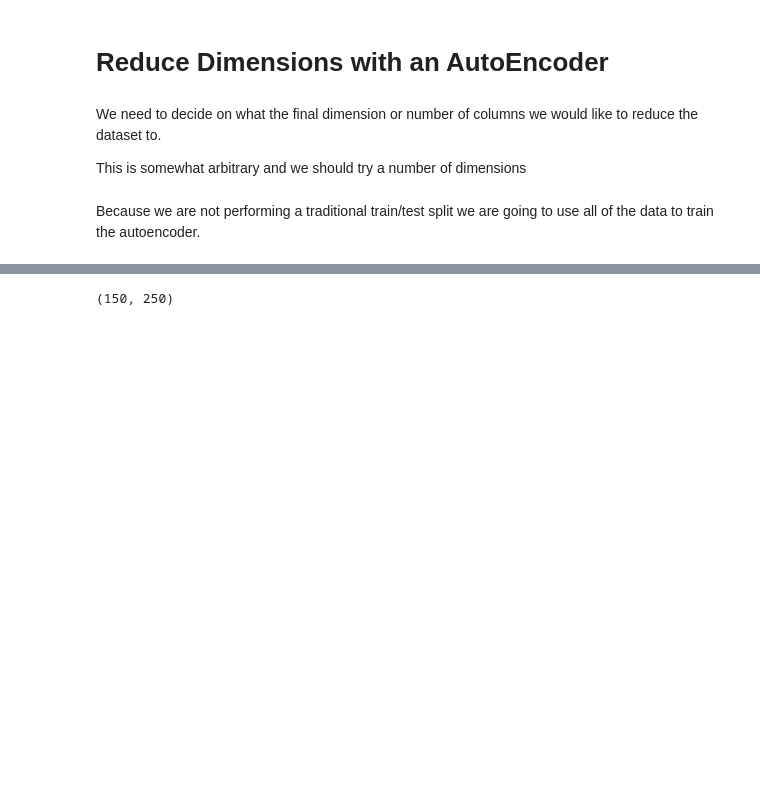
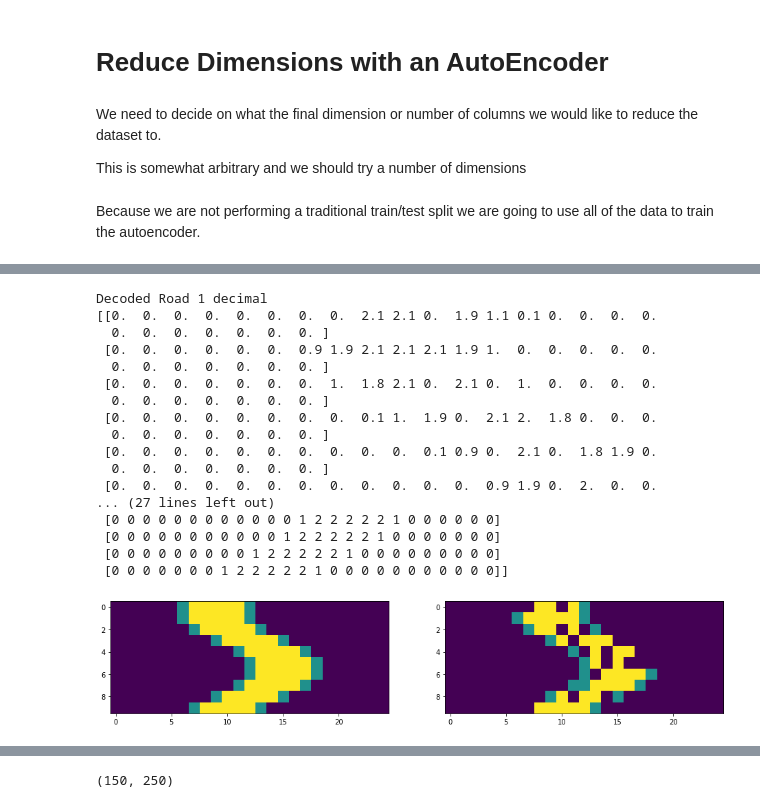
Before and after one commit to youngsoul/autoencoder-driving-data, a Jupyter notebook: OverviewNotebook.ipynb, the cells around one changed output, grey strips where cells are left out. Saved outputs shown, nothing was run; the diff lists cells and outputs as text; code cells hidden in the pictures; blank space fills up the shorter version.

```diff
--- a/OverviewNotebook.ipynb
+++ b/OverviewNotebook.ipynb
@@ -141,0 +149,38 @@ pd.DataFrame(autoencoder.history.history).plot()
+# %%
+def show_autoencoder_results(sample_index):
+    fig = plt.figure(figsize=(16,6))
+    gs = fig.add_gridspec(1, 2)
+    l_ax = fig.add_subplot(gs[0, 0])
+    r_ax = fig.add_subplot(gs[0, 1])
+    l_ax.imshow(X.iloc[sample_index].values.reshape((10,25)) * (255//2))
+    decoded_road = autoencoder.predict(X.iloc[sample_index].values.reshape(1,250))
+    print("Decoded Road 1 decimal")
+    print(decoded_road.reshape((10,25)).round(1))
+    print("Decoded Road rounded int")
+    print(decoded_road.reshape((10,25)).astype(int))
+    print("Original Road")
+    print(X.iloc[sample_index].values.reshape((10,25)))
+
+    r_ax.imshow(decoded_road.reshape((10,25)).round().astype(int) * (255//2))
+    plt.show()
+# %%
+show_autoencoder_results(23)
+# %% [output]
+Decoded Road 1 decimal
+[[0.  0.  0.  0.  0.  0.  0.  0.  2.1 2.1 0.  1.9 1.1 0.1 0.  0.  0.  0.
+  0.  0.  0.  0.  0.  0.  0. ]
+ [0.  0.  0.  0.  0.  0.  0.9 1.9 2.1 2.1 2.1 1.9 1.  0.  0.  0.  0.  0.
+  0.  0.  0.  0.  0.  0.  0. ]
+ [0.  0.  0.  0.  0.  0.  0.  1.  1.8 2.1 0.  2.1 0.  1.  0.  0.  0.  0.
+  0.  0.  0.  0.  0.  0.  0. ]
+ [0.  0.  0.  0.  0.  0.  0.  0.  0.1 1.  1.9 0.  2.1 2.  1.8 0.  0.  0.
+  0.  0.  0.  0.  0.  0.  0. ]
+ [0.  0.  0.  0.  0.  0.  0.  0.  0.  0.  0.1 0.9 0.  2.1 0.  1.8 1.9 0.
+  0.  0.  0.  0.  0.  0.  0. ]
+ [0.  0.  0.  0.  0.  0.  0.  0.  0.  0.  0.  0.  0.9 1.9 0.  2.  0.  0.
+... (27 lines left out)
+ [0 0 0 0 0 0 0 0 0 0 0 0 1 2 2 2 2 2 1 0 0 0 0 0 0]
+ [0 0 0 0 0 0 0 0 0 0 0 1 2 2 2 2 2 1 0 0 0 0 0 0 0]
+ [0 0 0 0 0 0 0 0 0 1 2 2 2 2 2 1 0 0 0 0 0 0 0 0 0]
+ [0 0 0 0 0 0 0 1 2 2 2 2 2 1 0 0 0 0 0 0 0 0 0 0 0]]
+[figure, added]
```
Also changed, not shown: parts of 15 cells of this notebook, 13 other files.
